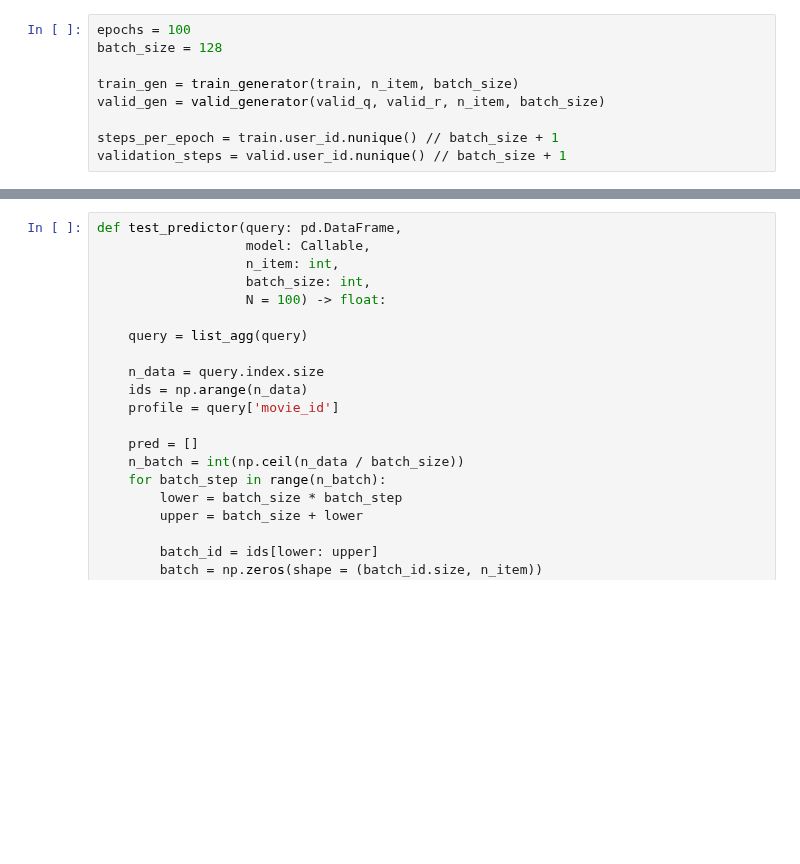
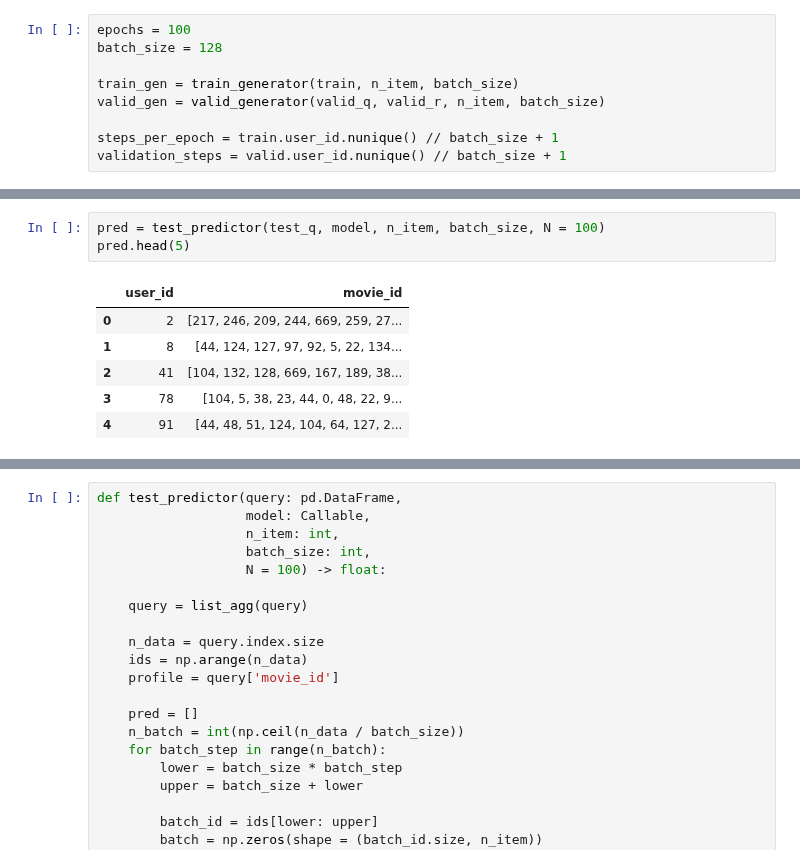
Before and after one commit to ivoryRabbit/RecSys, a Jupyter notebook: 6_NADE.ipynb, the cells around one changed output, grey strips where cells are left out. Cells and saved outputs as stored; diff of their text form; blank space fills up the shorter version.

```diff
--- a/6_NADE.ipynb
+++ b/6_NADE.ipynb
@@ -359,0 +492,10 @@ _________________________________________________________________
+# %%
+pred = test_predictor(test_q, model, n_item, batch_size, N = 100)
+pred.head(5)
+# %% [output]
+|  | user_id | movie_id |
+| 0 | 2 | [217, 246, 209, 244, 669, 259, 27... |
+| 1 | 8 | [44, 124, 127, 97, 92, 5, 22, 134... |
+| 2 | 41 | [104, 132, 128, 669, 167, 189, 38... |
+| 3 | 78 | [104, 5, 38, 23, 44, 0, 48, 22, 9... |
+| 4 | 91 | [44, 48, 51, 124, 104, 64, 127, 2... |
```
Also changed, not shown: parts of 17 cells of this notebook.
